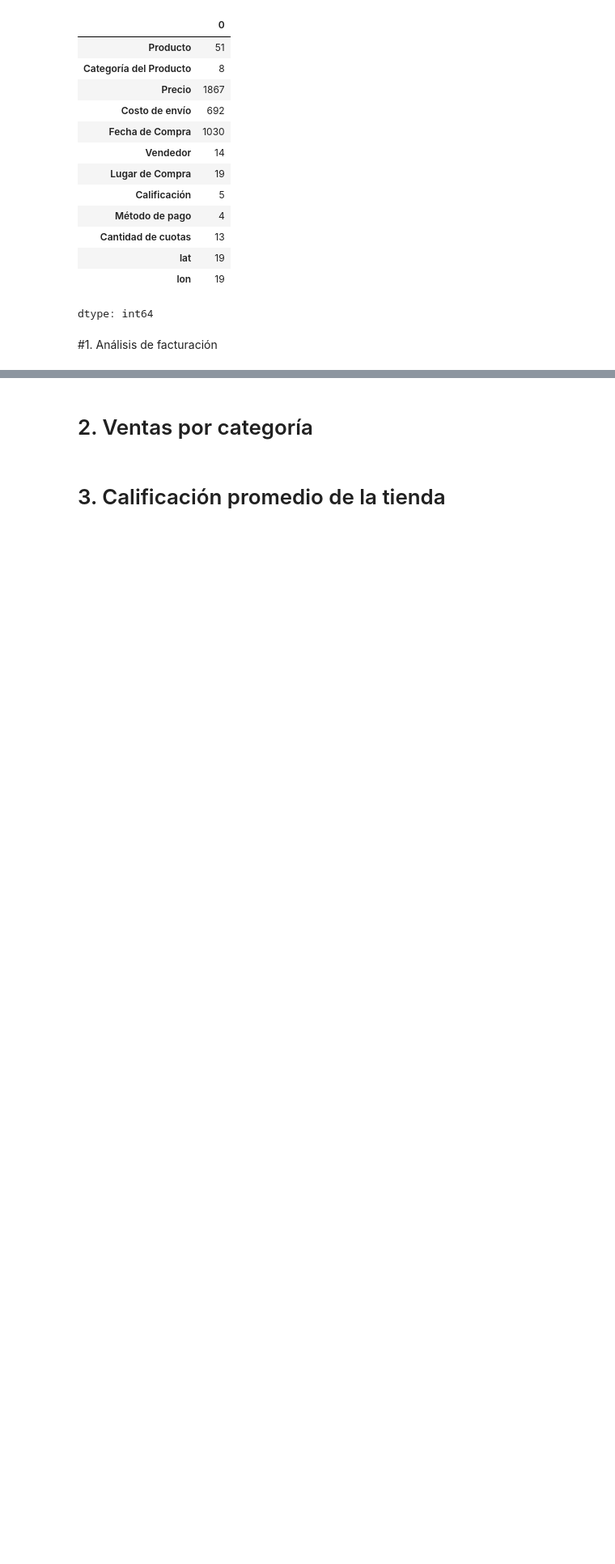
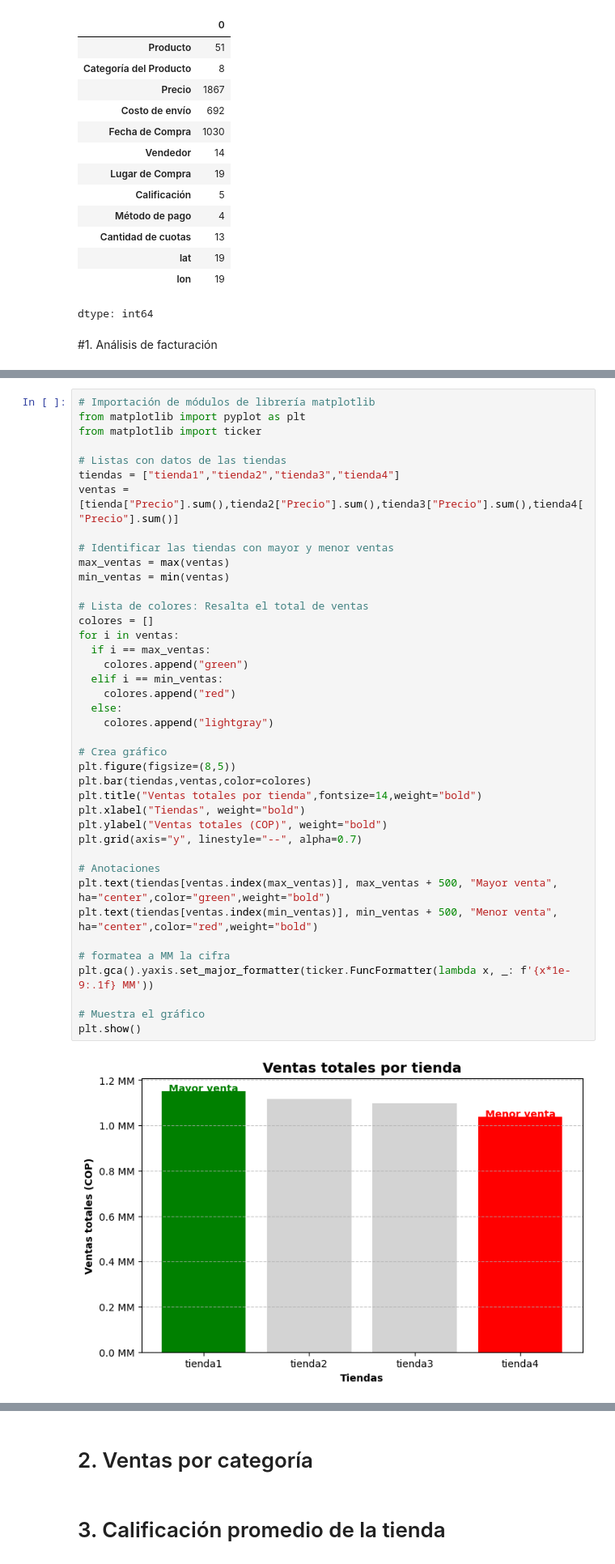
Before and after one commit to JharleCompres/Analisis-de-datos-Alura-Store, a Jupyter notebook: AluraStore.ipynb, the cells around one changed output, grey strips where cells are left out. Shown: that part at 81% size. Cells and saved outputs as stored; diff of their text form; blank space fills up the shorter version.

```diff
--- a/AluraStore.ipynb
+++ b/AluraStore.ipynb
@@ -233,0 +272,42 @@ dtype: int64
+# %%
+# Importación de módulos de librería matplotlib
+from matplotlib import pyplot as plt
+from matplotlib import ticker
+
+# Listas con datos de las tiendas
+tiendas = ["tienda1","tienda2","tienda3","tienda4"]
+ventas = [tienda["Precio"].sum(),tienda2["Precio"].sum(),tienda3["Precio"].sum(),tienda4["Precio"].sum()]
+
+# Identificar las tiendas con mayor y menor ventas
+max_ventas = max(ventas)
+min_ventas = min(ventas)
+
+# Lista de colores: Resalta el total de ventas
+colores = []
+for i in ventas:
+  if i == max_ventas:
+    colores.append("green")
+  elif i == min_ventas:
+    colores.append("red")
+  else:
+    colores.append("lightgray")
+
+# Crea gráfico
+plt.figure(figsize=(8,5))
+plt.bar(tiendas,ventas,color=colores)
+plt.title("Ventas totales por tienda",fontsize=14,weight="bold")
+plt.xlabel("Tiendas", weight="bold")
+plt.ylabel("Ventas totales (COP)", weight="bold")
+plt.grid(axis="y", linestyle="--", alpha=0.7)
+
+# Anotaciones
+plt.text(tiendas[ventas.index(max_ventas)], max_ventas + 500, "Mayor venta", ha="center",color="green",weight="bold")
+plt.text(tiendas[ventas.index(min_ventas)], min_ventas + 500, "Menor venta", ha="center",color="red",weight="bold")
+
+# formatea a MM la cifra
+plt.gca().yaxis.set_major_formatter(ticker.FuncFormatter(lambda x, _: f'{x*1e-9:.1f} MM'))
+
+# Muestra el gráfico
+plt.show()
+# %% [output]
+[figure, added]
```
Also changed, not shown: parts of 13 cells of this notebook.
